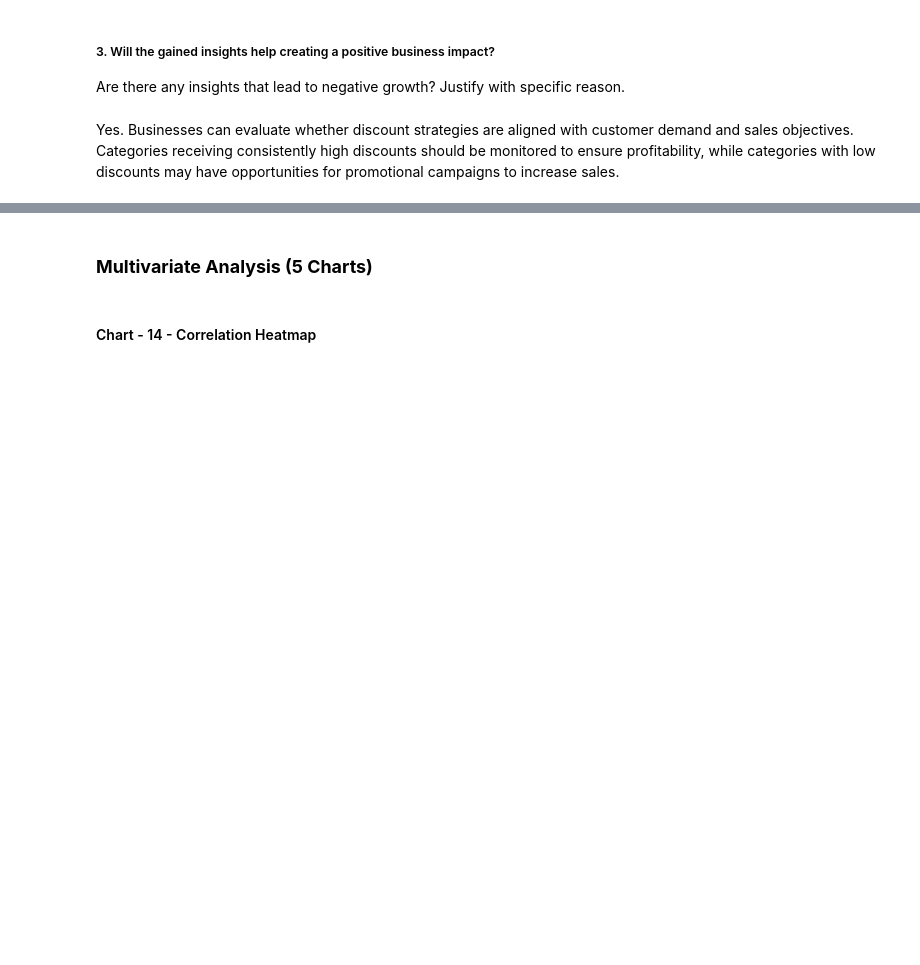
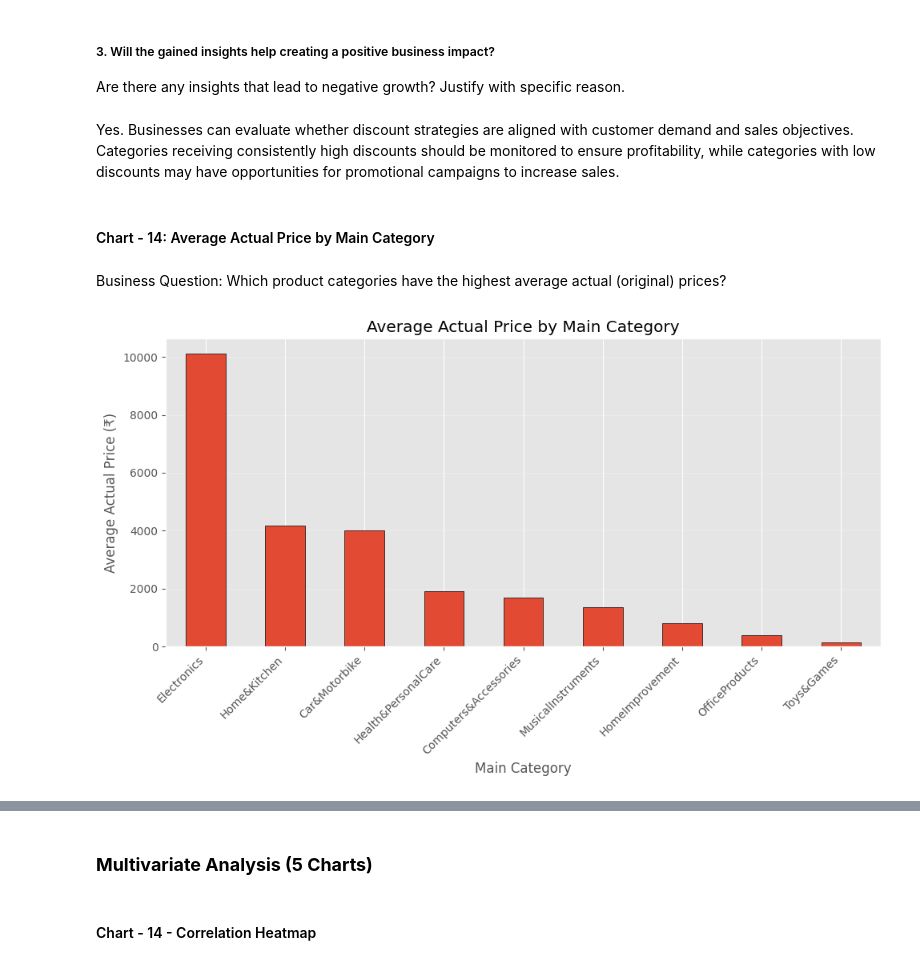
Before and after one commit to ArpitaGuniyal/Amazon-Sales-EDA, a Jupyter notebook: amazon_sales_eda.ipynb, the cells around one changed output, grey strips where cells are left out. Drawn from its saved outputs; the diff is of its cells as text; code cells hidden in the pictures; blank space fills up the shorter version.

Commit message:
Complete bivariate analysis visualizations
Added category-wise analysis for ratings, prices, discounts and customer engagement.

```diff
--- a/amazon_sales_eda.ipynb
+++ b/amazon_sales_eda.ipynb
@@ -1015,3 +1015,41 @@ A bar chart effectively compares the average discount percentage across differen
 Are there any insights that lead to negative growth? Justify with specific reason.
 # %% [markdown]
 Yes. Businesses can evaluate whether discount strategies are aligned with customer demand and sales objectives. Categories receiving consistently high discounts should be monitored to ensure profitability, while categories with low discounts may have opportunities for promotional campaigns to increase sales.
+# %% [markdown]
+#### Chart - 14: Average Actual Price by Main Category
+# %% [markdown]
+Business Question:  Which product categories have the highest average actual (original) prices?
+# %%
+
+# Calculate average actual price for each main category
+avg_actual_price = (
+    df_clean.groupby('main_category')['actual_price']
+    .mean()
+    .sort_values(ascending=False)
+)
+
+# Create figure
+plt.figure(figsize=(10,6))
+
+# Plot
+avg_actual_price.plot(
+    kind='bar',
+    edgecolor='black'
+)
+
+# Add title and labels
+plt.title("Average Actual Price by Main Category")
+plt.xlabel("Main Category")
+plt.ylabel("Average Actual Price (₹)")
+
+# Rotate x-axis labels
+plt.xticks(rotation=45, ha='right')
+
+# Add grid
+plt.grid(axis='y', alpha=0.3)
+
+plt.tight_layout()
+
+plt.show()
+# %% [output]
+[figure, added]
```
Also changed, not shown: parts of 24 cells of this notebook.
